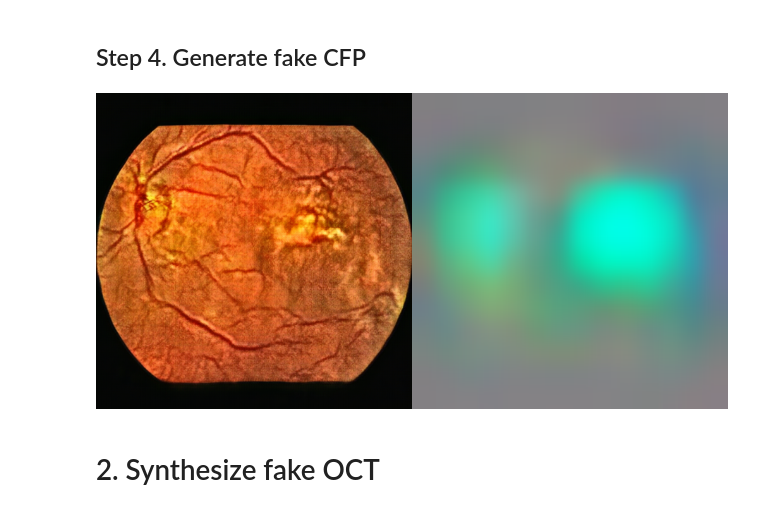
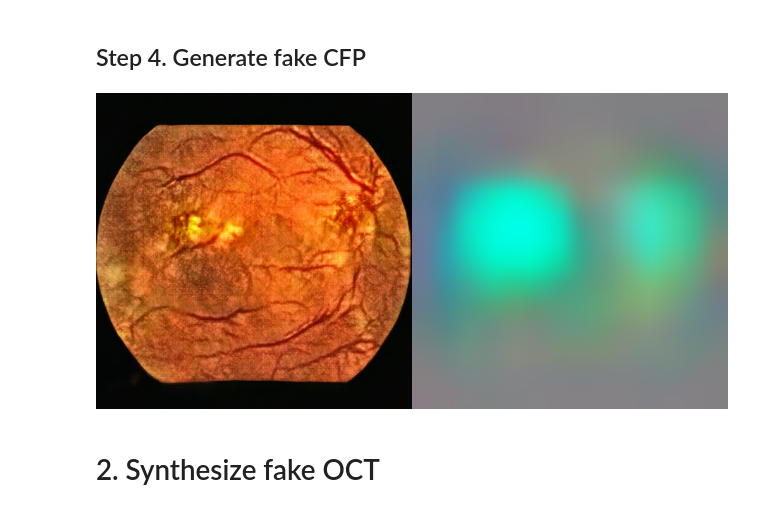
Before and after one commit to li-xirong/mmc-amd, a Jupyter notebook: notebooks/inference-and-synthesize-fake-images.ipynb, the cells around one changed output. Saved outputs shown, nothing was run; the diff lists cells and outputs as text; code cells hidden in the pictures.

```diff
--- a/notebooks/inference-and-synthesize-fake-images.ipynb
+++ b/notebooks/inference-and-synthesize-fake-images.ipynb
@@ -95,13 +95,13 @@ model = create_model(opt)
 # %% [markdown]
 ## Step 4. Generate fake CFP
 # %%
-cams_path = "test_images/test-f-p.jpg.npy"
+cams_path = "test_images/test-f-p-flip.jpg.npy"
 inputs, cams = load_cam(path=cams_path, opt=opt)
 generated = model.inference(inputs.to(device), torch.tensor([0]).to(device), torch.tensor([0]).to(device))
 image_numpy = tensor2im(generated.data[0])
 CAMDrawer.visualize(cv.cvtColor(tensor2im(generated.data[0]),cv.COLOR_RGB2BGR), cams, visual_size=(448,448))
 # %% [output]
-[figure, old version]
+[figure, new version]
 # %% [markdown]
 # 2. Synthesize fake OCT
 # %% [markdown]
```
Also changed, not shown: parts of 3 cells of this notebook, 1 other file.
